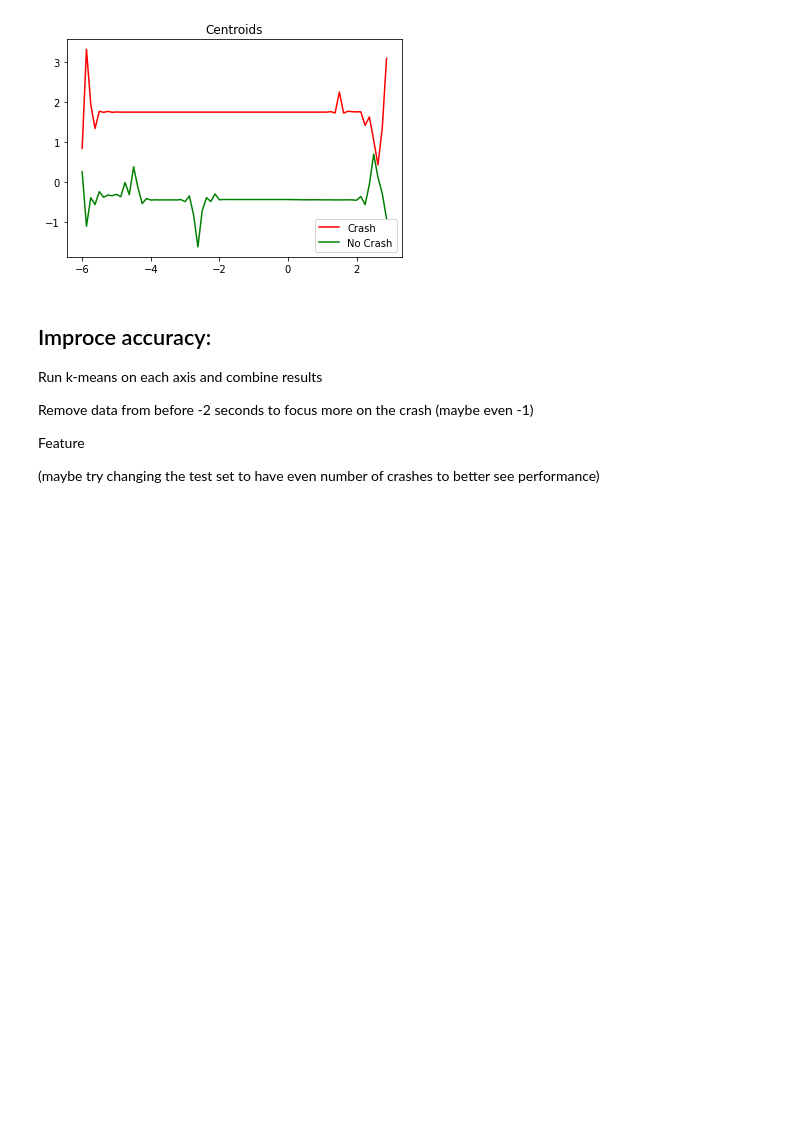
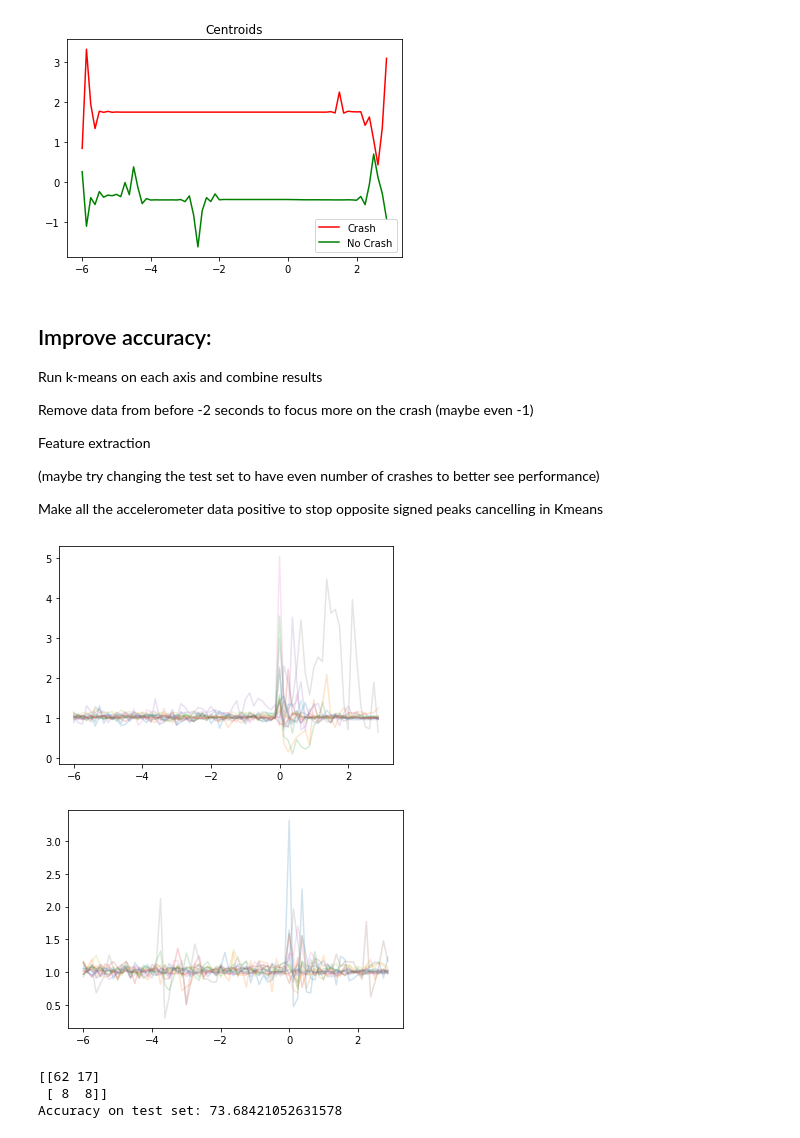
Before and after one commit to cwhite098/MDM3_Project1_Quartix, a Jupyter notebook: visualise.ipynb, the cells around one changed output. Saved outputs shown, nothing was run; the diff lists cells and outputs as text; code cells hidden in the pictures; blank space fills up the shorter version.

Commit message:
added magnitude based clustering, good results

```diff
--- a/visualise.ipynb
+++ b/visualise.ipynb
@@ -354,11 +355,59 @@ Accuracy on test set: 80.0
 [figure]
 [figure]
 # %% [markdown]
-## Improce accuracy:
+## Improve accuracy:
 Run k-means on each axis and combine results
 
 Remove data from before -2 seconds to focus more on the crash (maybe even -1)
 
-Feature
+Feature extraction
 
 (maybe try changing the test set to have even number of crashes to better see performance)
+
+Make all the accelerometer data positive to stop opposite signed peaks cancelling in Kmeans
+# %%
+def get_mags(X):
+    mag_X = np.empty((len(X), 72))
+    for i in range(len(X)):
+        for k in range(72):
+            vector = np.array(X[i,k,:])
+            vector = [float(i) for i in vector]
+            mag = np.linalg.norm(vector)
+            #if mag < 0:
+            #   mag*-1
+            mag_X[i,k] = mag
+    return mag_X
+
+mag_X_crash = get_mags(X_crash)
+mag_X_nocrash = get_mags(X_nocrash)
+
+for i in range(len(mag_X_crash)):
+    plt.plot(linspace_1, mag_X_crash[i,:], alpha=0.2)
+plt.show()
+
+for i in range(16):
+    plt.plot(linspace_1, mag_X_nocrash[i,:], alpha=0.2)
+plt.show()
+
+X_train = get_mags(X_uncat)
+X_test = get_mags(X)
+
+y_test = y
+
+km = TimeSeriesKMeans(n_clusters=2, max_iter=10, metric="euclidean", random_state=0).fit(X_train)
+#km = KernelKMeans(n_clusters=2, max_iter=10).fit(X_train)
+#km = KShape(n_clusters=2, max_iter=10).fit(X_train)
+
+# Make predictions
+test_predictions = km.predict(X_test)
+
+# Print accuracies and confusion matrices
+print(confusion_matrix(y_test.astype(int), test_predictions))
+test_acc = accuracy_score(y_test.astype(int), test_predictions)
+print('Accuracy on test set: '+ str(test_acc*100))
+# %% [output]
+[figure, added]
+[figure, added]
+[[62 17]
+ [ 8  8]]
+Accuracy on test set: 73.68421052631578
```
Also changed, not shown: parts of 1 cell of this notebook.
